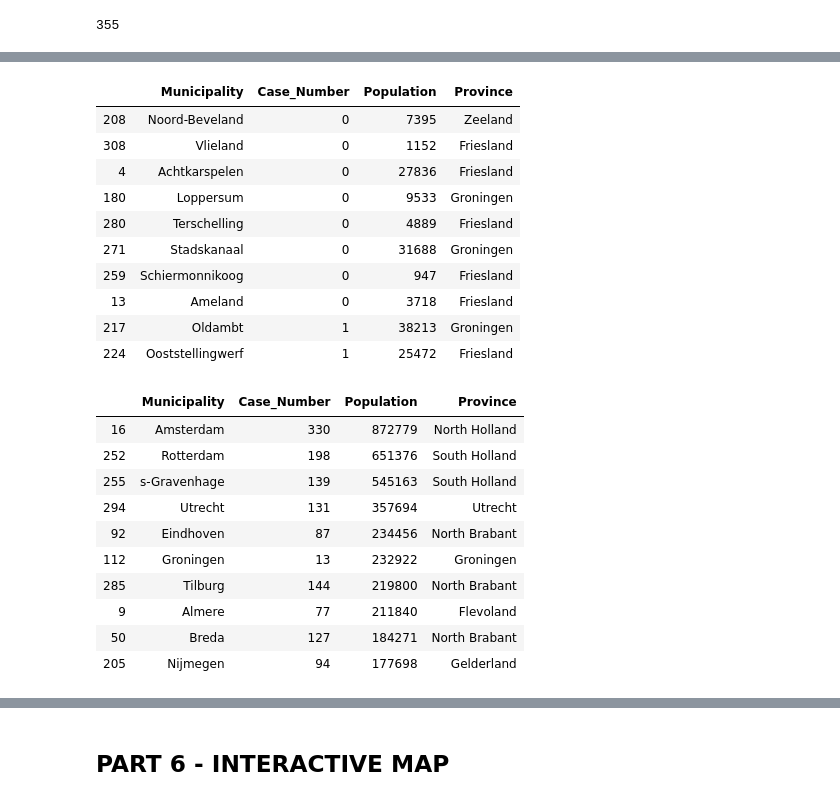
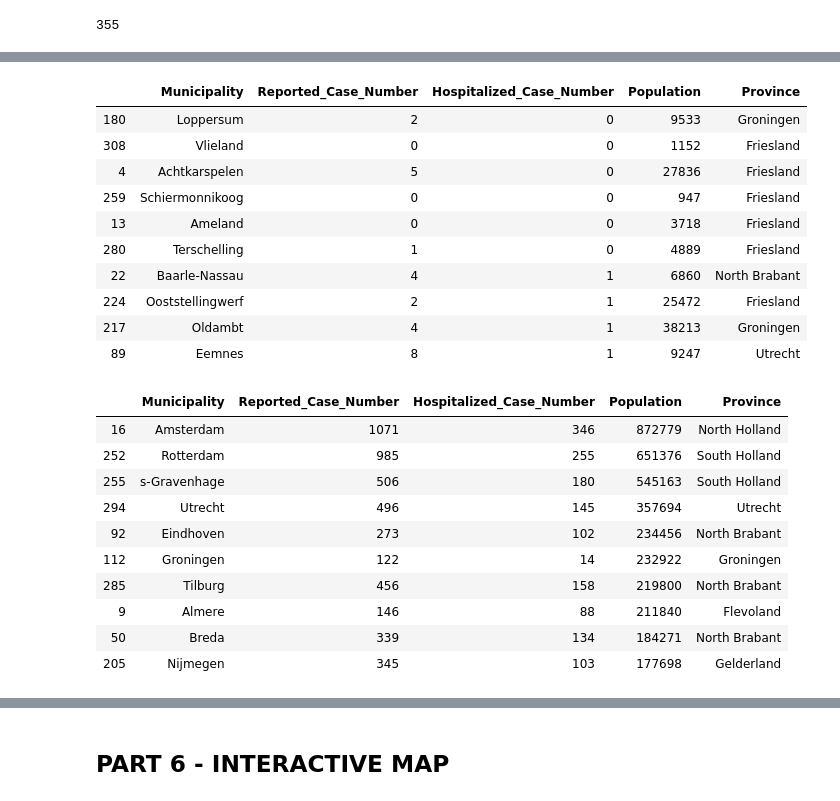
Before and after one commit to IJzerenSteen/CORONA_BY_MUNICIPALITY_NL, a Jupyter notebook: Covid_Mun_NL_REAL_TIME_DATABASE_Latest_Version.ipynb, the cells around one changed output, grey strips where cells are left out. Cells and saved outputs as stored; diff of their text form; code cells hidden in the pictures.

```diff
--- a/Covid_Mun_NL_REAL_TIME_DATABASE_Latest_Version.ipynb
+++ b/Covid_Mun_NL_REAL_TIME_DATABASE_Latest_Version.ipynb
@@ -61,12 +62,12 @@ with open("dataset.csv", "w", encoding="utf-8") as f:
 # %%
 df2=pd.read_csv("dataset.csv", sep=";", header=None, index_col=None)
 df2=df2.drop(0)
-#df2=df2.drop(1)
-headers=["Gemnr","Municipality","Case_Number","Population","1/100.000",]
+df2.drop([0,5,6], axis=1, inplace=True)
+#df2=df2.drop(df2.columns[3], axis=1)
+#df2=df2.drop(df2.columns[2], axis=1)#df2=df2.drop(1)
+headers=["Municipality","Reported_Case_Number","Hospitalized_Case_Number","Population"]
 df2.columns=headers
-df2=df2.drop(df2.columns[0], axis=1)
-df2=df2.drop(df2.columns[3], axis=1)
-#df2=df2.drop(df2.columns[2], axis=1)
+
 
 df2.head()
 # %% [output]
@@ -79,7 +80,7 @@ df2.head()
 # %%
 df2['Population'] = pd.to_numeric(df2['Population'])
+df2['Reported_Case_Number'] = pd.to_numeric(df2['Reported_Case_Number'])
+df2['Hospitalized_Case_Number'] = pd.to_numeric(df2['Hospitalized_Case_Number'])
-# %%
-df2['Case_Number'] = pd.to_numeric(df2['Case_Number'])
 # %%
 df2.dtypes
 # %% [output]
@@ -299,29 +348,29 @@ plt.xticks(rotation=85)
 # %%
-df.sort_values(by='Case_Number').head(10) #The municipalities where the case number is the lowest in the NL.
+df.sort_values(by='Hospitalized_Case_Number').head(10) #The municipalities where the case number is the lowest in the NL.
 # %% [output]
-|  | Municipality | Case_Number | Population | Province |
-| 208 | Noord-Beveland | 0 | 7395 | Zeeland |
-| 308 | Vlieland | 0 | 1152 | Friesland |
-| 4 | Achtkarspelen | 0 | 27836 | Friesland |
-| 180 | Loppersum | 0 | 9533 | Groningen |
-| 280 | Terschelling | 0 | 4889 | Friesland |
-| 271 | Stadskanaal | 0 | 31688 | Groningen |
-| 259 | Schiermonnikoog | 0 | 947 | Friesland |
-| 13 | Ameland | 0 | 3718 | Friesland |
-| 217 | Oldambt | 1 | 38213 | Groningen |
-| 224 | Ooststellingwerf | 1 | 25472 | Friesland |
+|  | Municipality | Reported_Case_Number | Hospitalized_Case_Number | Population | Province |
+| 180 | Loppersum | 2 | 0 | 9533 | Groningen |
+| 308 | Vlieland | 0 | 0 | 1152 | Friesland |
+| 4 | Achtkarspelen | 5 | 0 | 27836 | Friesland |
+| 259 | Schiermonnikoog | 0 | 0 | 947 | Friesland |
+| 13 | Ameland | 0 | 0 | 3718 | Friesland |
+| 280 | Terschelling | 1 | 0 | 4889 | Friesland |
+| 22 | Baarle-Nassau | 4 | 1 | 6860 | North Brabant |
+| 224 | Ooststellingwerf | 2 | 1 | 25472 | Friesland |
+| 217 | Oldambt | 4 | 1 | 38213 | Groningen |
+| 89 | Eemnes | 8 | 1 | 9247 | Utrecht |
 # %%
 df.sort_values(by='Population', ascending=False).head(10) # Listing by population
 # %% [output]
-|  | Municipality | Case_Number | Population | Province |
-| 16 | Amsterdam | 330 | 872779 | North Holland |
-| 252 | Rotterdam | 198 | 651376 | South Holland |
-| 255 | s-Gravenhage | 139 | 545163 | South Holland |
-| 294 | Utrecht | 131 | 357694 | Utrecht |
-| 92 | Eindhoven | 87 | 234456 | North Brabant |
-| 112 | Groningen | 13 | 232922 | Groningen |
-| 285 | Tilburg | 144 | 219800 | North Brabant |
-| 9 | Almere | 77 | 211840 | Flevoland |
-| 50 | Breda | 127 | 184271 | North Brabant |
-| 205 | Nijmegen | 94 | 177698 | Gelderland |
+|  | Municipality | Reported_Case_Number | Hospitalized_Case_Number | Population | Province |
+| 16 | Amsterdam | 1071 | 346 | 872779 | North Holland |
+| 252 | Rotterdam | 985 | 255 | 651376 | South Holland |
+| 255 | s-Gravenhage | 506 | 180 | 545163 | South Holland |
+| 294 | Utrecht | 496 | 145 | 357694 | Utrecht |
+| 92 | Eindhoven | 273 | 102 | 234456 | North Brabant |
+| 112 | Groningen | 122 | 14 | 232922 | Groningen |
+| 285 | Tilburg | 456 | 158 | 219800 | North Brabant |
+| 9 | Almere | 146 | 88 | 211840 | Flevoland |
+| 50 | Breda | 339 | 134 | 184271 | North Brabant |
+| 205 | Nijmegen | 345 | 103 | 177698 | Gelderland |
 # %%
```
Also changed, not shown: parts of 24 cells of this notebook.
